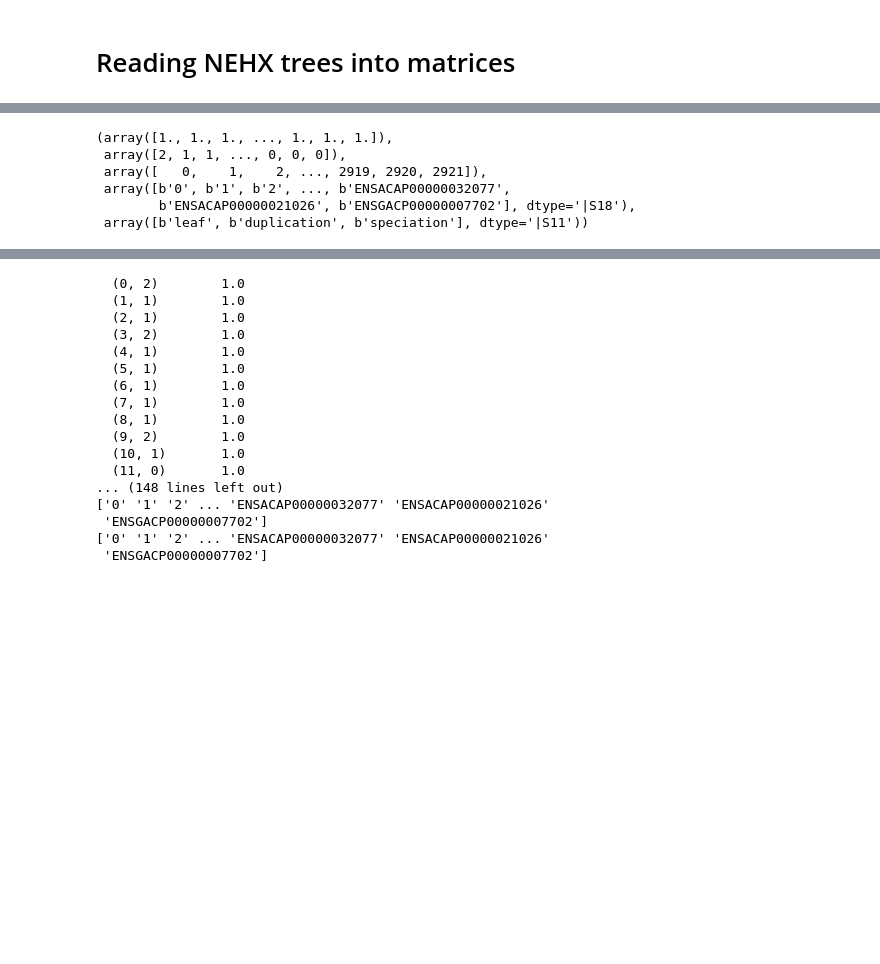
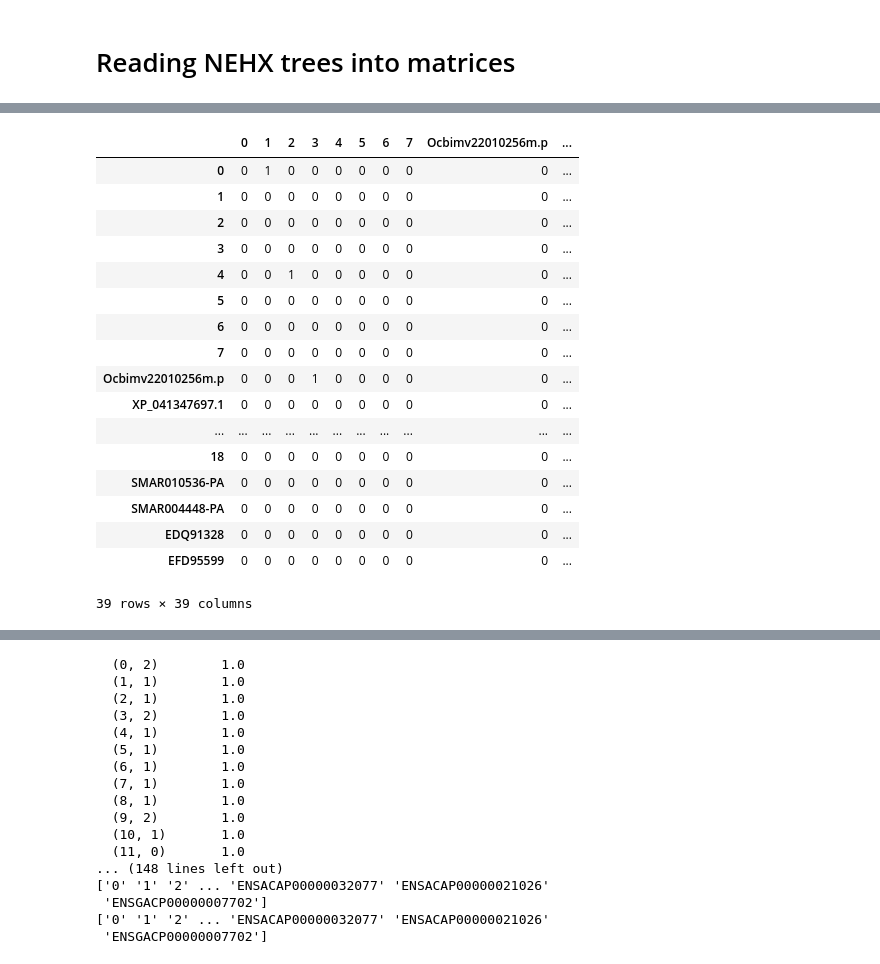
Before and after one commit to claire-hsieh/GENIUS-Genetic-Network-Identification-for-Understanding-Size-of-the-Brain, a Jupyter notebook: trees/random.ipynb, the cells around one changed output, grey strips where cells are left out. Saved outputs shown, nothing was run; the diff lists cells and outputs as text; code cells hidden in the pictures; blank space fills up the shorter version.

```diff
--- a/trees/random.ipynb
+++ b/trees/random.ipynb
@@ -178,27 +217,53 @@ tree, events, event_row, event_columns, species, species_row, species_col, adjac
 # %%
 import h5py
 
-def print_h5py_file(filename, matrix_name, row, col):
+def print_h5py_file(filename, matrix_name):
+    cols = []
     with h5py.File(filename, "r") as f:
-        matrix = np.array(f[f"{matrix_name}_data"])
+        # matrix = np.array(f[f"{matrix_name}_data"])
         indices = np.array(f[f"{matrix_name}_indices"])
         indptr = np.array(f[f"{matrix_name}_indptr"])
-        rows = np.array(f[row])
-        cols = np.array(f[col])
-    # print(matrix)
-    # print(rows)
-    # print(cols)
-    return matrix, indices, indptr, rows, cols
+        rows = np.array(f[f"{matrix_name}_rows"]).astype('S').astype('U')
+        if matrix_name == "species":
+            cols = np.array(f[f"{matrix_name}_columns"]).astype('S').astype('U')
+    # return matrix, indices, indptr, rows, cols
+    if matrix_name == "events":
+        cols = ["leaf", "duplication", "speciation"]
+    elif matrix_name == "adjacency":
+        cols = rows
+    if matrix_name != "species-internal": # i'll do this later
+        df = pd.DataFrame(0, index=rows, columns=cols)
+        for i, j in zip(indices, indptr):
+            df.loc[rows[j], cols[i]] = 1
 
-e_matrix, e_index, e_indptr, e_rows, e_cols = print_h5py_file("test_100/1/event_1.h5", "events", "event_rows", "event_columns")
-a_matrix, a_index, a_indptr, a_rows, a_cols = print_h5py_file("test_100/1/adjacency_1.h5", "adjacency", "child", "parent")
-s_matrix, s_index, s_indptr, s_rows, s_cols = print_h5py_file("test_100/1/species_1.h5", "species", "species_rows", "species_columns")
+    return df, indices, indptr, rows, cols
+
+# e_matrix, e_index, e_indptr, e_rows, e_cols = print_h5py_file("out/events_1.h5", "events", "events_rows", "events_columns")
+# a_matrix, a_index, a_indptr, a_rows, a_cols = print_h5py_file("out/adjacency_1.h5", "adjacency", "adjacency_rows")
+# s_matrix, s_index, s_indptr, s_rows, s_cols = print_h5py_file("out/species_1.h5", "species", "species_rows", "species_columns")
+# i_matrix, i_index, i_indptr, i_rows, i_cols = print_h5py_file("out/species_internal_1.h5", "species_internal", "species_internal_rows")
+
+e_df ,e_index, e_indptr, e_rows, e_cols = print_h5py_file("out/events_1.h5", "events")
+a_df, a_index, a_indptr, a_rows, a_cols = print_h5py_file("out/adjacency_1.h5", "adjacency")
+s_df, s_index, s_indptr, s_rows, s_cols = print_h5py_file("out/species_1.h5", "species")
+# i_index, i_indptr, i_rows, i_cols = print_h5py_file("out/species_internal_1.h5", "species_internal")
+a_df
+# %% [output]
+|  | 0 | 1 | 2 | 3 | 4 | 5 | 6 | 7 | Ocbimv22010256m.p | ... |
+| 0 | 0 | 1 | 0 | 0 | 0 | 0 | 0 | 0 | 0 | ... |
+| 1 | 0 | 0 | 0 | 0 | 0 | 0 | 0 | 0 | 0 | ... |
+| 2 | 0 | 0 | 0 | 0 | 0 | 0 | 0 | 0 | 0 | ... |
+| 3 | 0 | 0 | 0 | 0 | 0 | 0 | 0 | 0 | 0 | ... |
+| 4 | 0 | 0 | 1 | 0 | 0 | 0 | 0 | 0 | 0 | ... |
+| 5 | 0 | 0 | 0 | 0 | 0 | 0 | 0 | 0 | 0 | ... |
+| 6 | 0 | 0 | 0 | 0 | 0 | 0 | 0 | 0 | 0 | ... |
+| 7 | 0 | 0 | 0 | 0 | 0 | 0 | 0 | 0 | 0 | ... |
+| Ocbimv22010256m.p | 0 | 0 | 0 | 1 | 0 | 0 | 0 | 0 | 0 | ... |
+| XP_041347697.1 | 0 | 0 | 0 | 0 | 0 | 0 | 0 | 0 | 0 | ... |
+| ... | ... | ... | ... | ... | ... | ... | ... | ... | ... | ... |
+| 18 | 0 | 0 | 0 | 0 | 0 | 0 | 0 | 0 | 0 | ... |
+| SMAR010536-PA | 0 | 0 | 0 | 0 | 0 | 0 | 0 | 0 | 0 | ... |
+| SMAR004448-PA | 0 | 0 | 0 | 0 | 0 | 0 | 0 | 0 | 0 | ... |
+| EDQ91328 | 0 | 0 | 0 | 0 | 0 | 0 | 0 | 0 | 0 | ... |
+| EFD95599 | 0 | 0 | 0 | 0 | 0 | 0 | 0 | 0 | 0 | ... |
+39 rows × 39 columns
-# %%
-e_matrix, e_index, e_indptr, e_rows, e_cols
-# %% [output]
-(array([1., 1., 1., ..., 1., 1., 1.]),
- array([2, 1, 1, ..., 0, 0, 0]),
- array([   0,    1,    2, ..., 2919, 2920, 2921]),
- array([b'0', b'1', b'2', ..., b'ENSACAP00000032077',
-        b'ENSACAP00000021026', b'ENSGACP00000007702'], dtype='|S18'),
- array([b'leaf', b'duplication', b'speciation'], dtype='|S11'))
```
Also changed, not shown: parts of 7 cells of this notebook, 1 other file.
